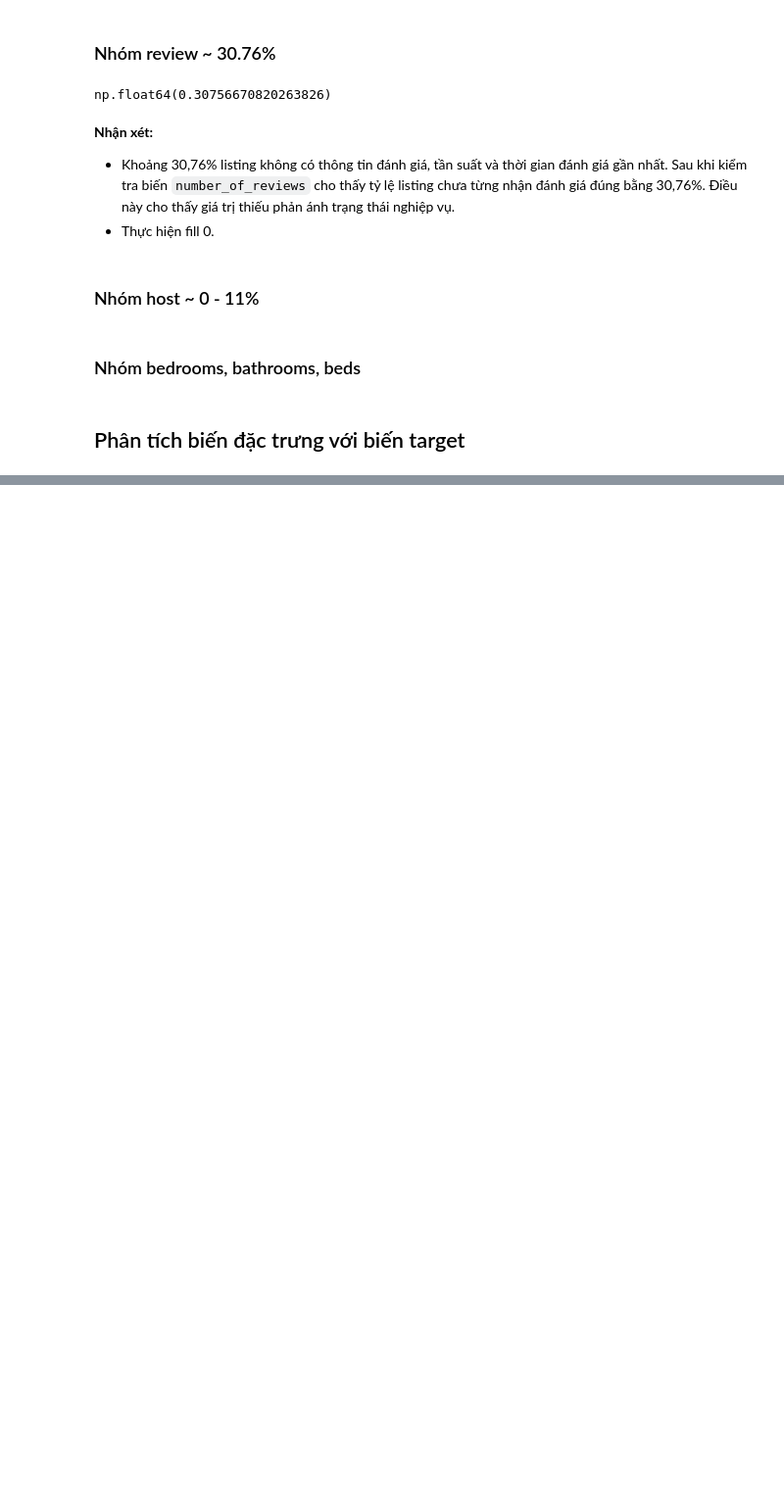
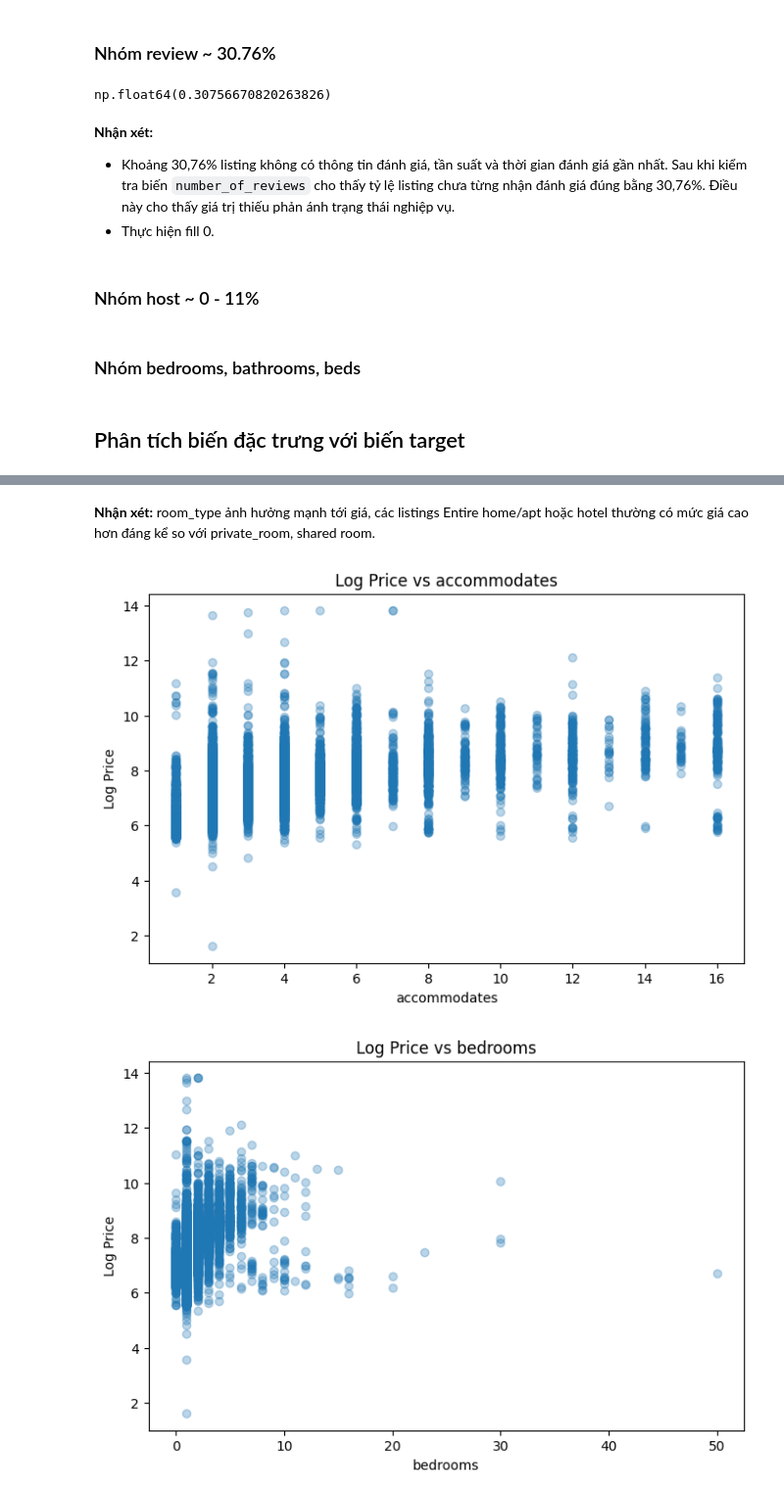
Before and after one commit to pamern/airbnb-analytics-platform, a Jupyter notebook: notebooks/01_eda.ipynb, the cells around one changed output, grey strips where cells are left out. Shown at 98% size. Drawn from its saved outputs; the diff is of its cells as text; code cells hidden in the pictures; blank space fills up the shorter version.

```diff
--- a/notebooks/01_eda.ipynb
+++ b/notebooks/01_eda.ipynb
@@ -350,0 +353,15 @@ for col in ["bedrooms", "bathrooms", "beds"]:
+# %%
+# Phân bố các biến số lượng phòng và loại phòng
+room_features_num = [
+    "accommodates",
+    "bedrooms",
+    "bathrooms",
+    "beds"
+]
+
+room_features_cat = [
+    "room_type",
+    "property_type"
+]
+display(listings_v2[room_features_num].describe(include="number").T)
+display(listings_v2[room_features_cat].describe(include="object").T)
@@ -350,0 +377,8 @@ for col in ["bedrooms", "bathrooms", "beds"]:
+# %%
+for col in ["bedrooms", "bathrooms", "beds"]:
+    print(col)
+    print(
+        listings_v2[col].describe(
+            percentiles=[0.95,0.99]
+        )
+    )
@@ -350,0 +479,18 @@ for col in ["bedrooms", "bathrooms", "beds"]:
+# %% [markdown]
+**Nhận xét:** room_type ảnh hưởng mạnh tới giá, các listings Entire home/apt hoặc hotel thường có mức giá cao hơn đáng kể so với private_room, shared room.
+# %%
+# Biến numberic với log_price
+for col in room_features_num:
+    plt.figure(figsize=(8, 5))
+    plt.scatter(
+        listings_v2[col],
+        listings_v2["log_price"],
+        alpha=0.3
+    )
+    plt.title(f"Log Price vs {col}")
+    plt.xlabel(col)
+    plt.ylabel("Log Price")
+    plt.show()
+# %% [output]
+[figure, added]
+[figure, added]
```
Also changed, not shown: parts of 16 cells of this notebook.
